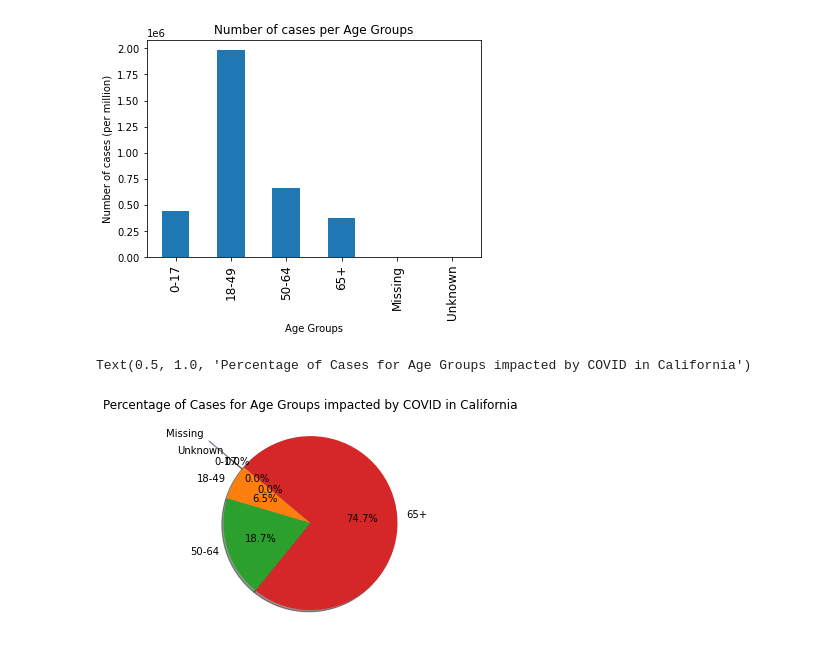
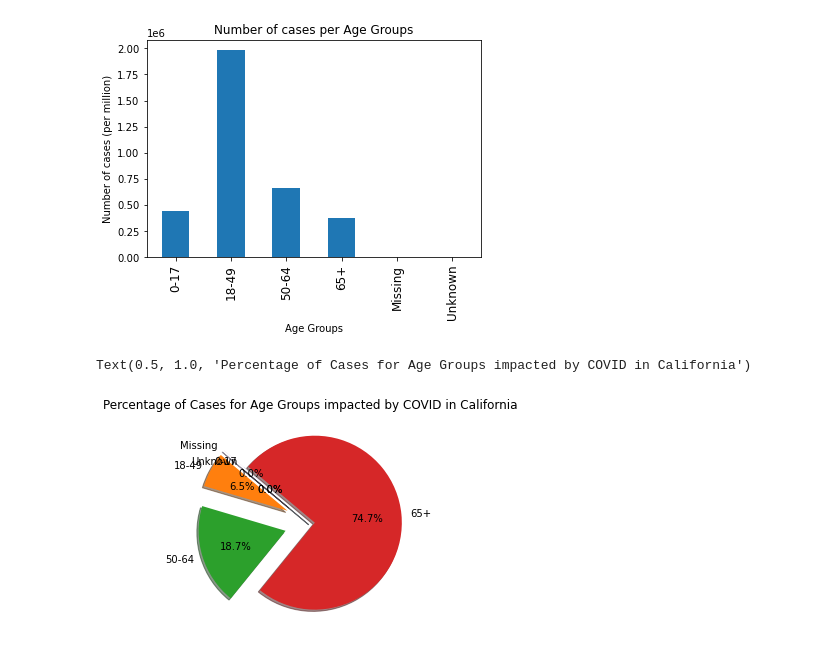
Before and after one commit to JohnGlendening/Project-1_2021, a Jupyter notebook: California gov/Cali_age.ipynb, the cells around one changed output. Drawn from its saved outputs; the diff is of its cells as text; code cells hidden in the pictures.

Commit message:
minor changes to graphs

```diff
--- a/California gov/Cali_age.ipynb
+++ b/California gov/Cali_age.ipynb
@@ -163,15 +163,15 @@ plt.show()
 # %%
 #Pie chart of the percentage(%) of genders impacted in California
 size=Cali_Age_df["Deaths"]
 
 label=Cali_Age_df["Age Groups"].unique()
 
-explode= (0,0,0,0,0.5,0.2)
+explode= (0,0.3,0.3,0.05,0.3,0)
 
 plt.pie(size, labels=label,explode=explode,
         autopct="%1.1f%%", shadow=True, startangle=140)
 
 plt.title("Percentage of Cases for Age Groups impacted by COVID in California")
 # %% [output]
 Text(0.5, 1.0, 'Percentage of Cases for Age Groups impacted by COVID in California')
-[figure, old version]
+[figure, new version]
```
Also changed, not shown: parts of 3 cells of this notebook.
